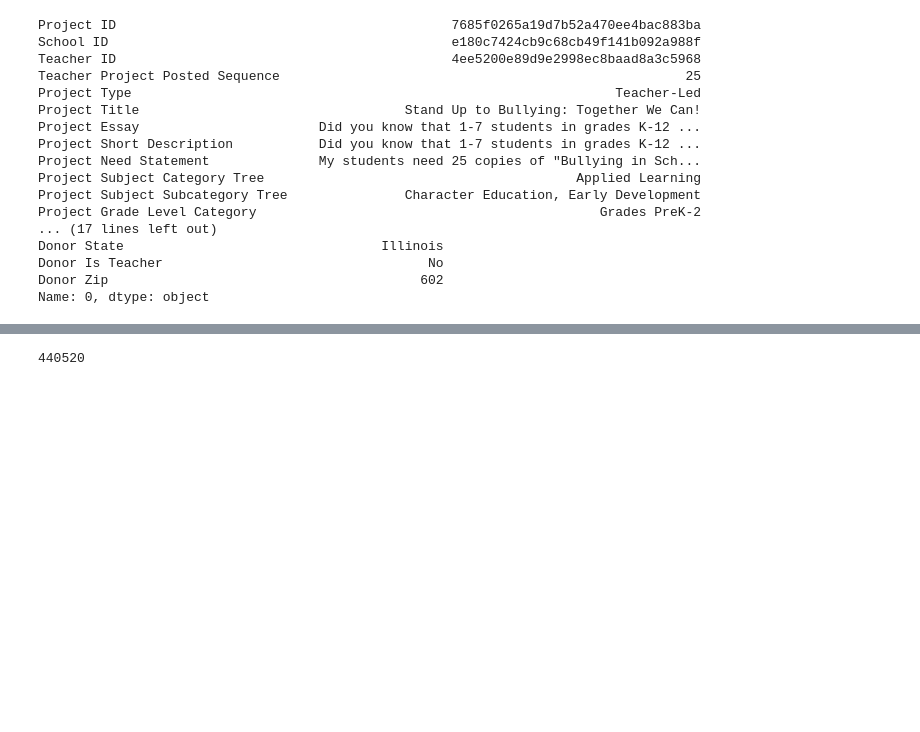
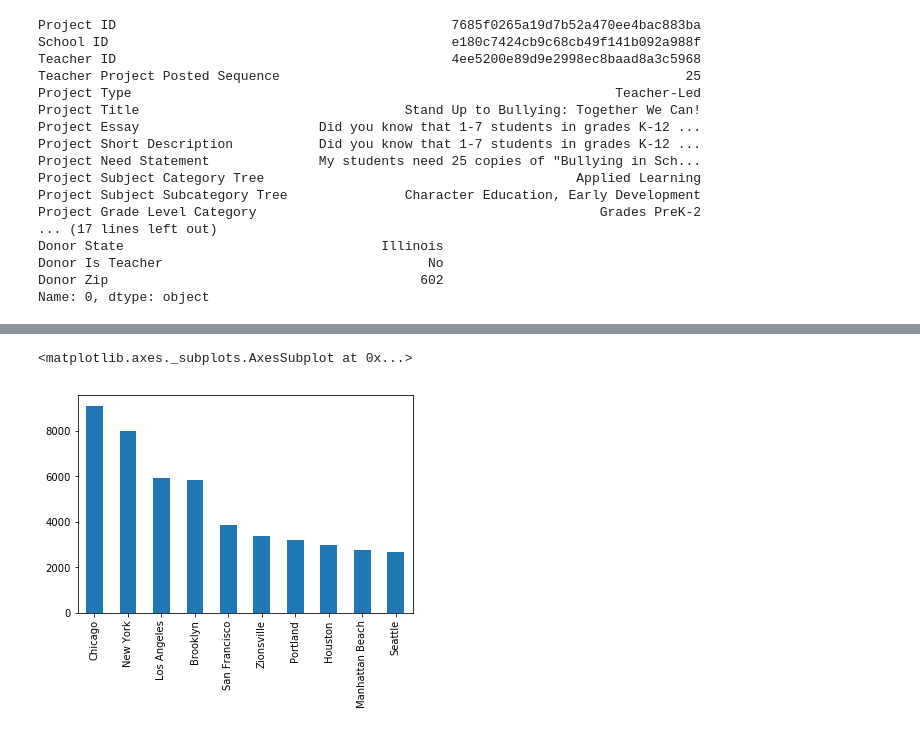
Before and after one commit to HookTech/donorschoose, a Jupyter notebook: data_explore.ipynb, the cells around one changed output, grey strips where cells are left out. Cells and saved outputs as stored; diff of their text form; code cells hidden in the pictures; blank space fills up the shorter version.

```diff
--- a/data_explore.ipynb
+++ b/data_explore.ipynb
@@ -96,4 +92,7 @@ False
-# %%
-len(merged_donations_table_piece)
-# %% [output]
-440520
+# %%
+donor_city_counts=merged_donations_table_piece['Donor City'].value_counts()
+donor_city_counts_head=donor_city_counts[:10]
+donor_city_counts_head.plot(kind='bar')
+# %% [output]
+<matplotlib.axes._subplots.AxesSubplot at 0x...>
+[figure, added]
```
Also changed, not shown: parts of 6 cells of this notebook.
